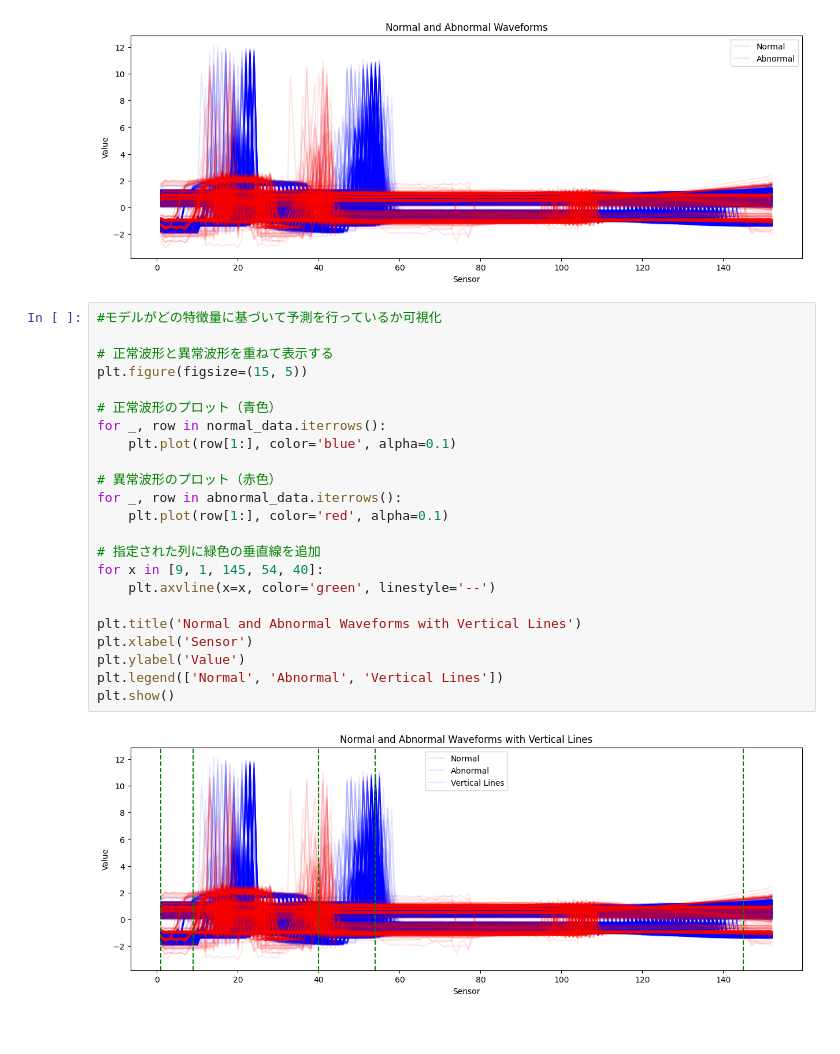
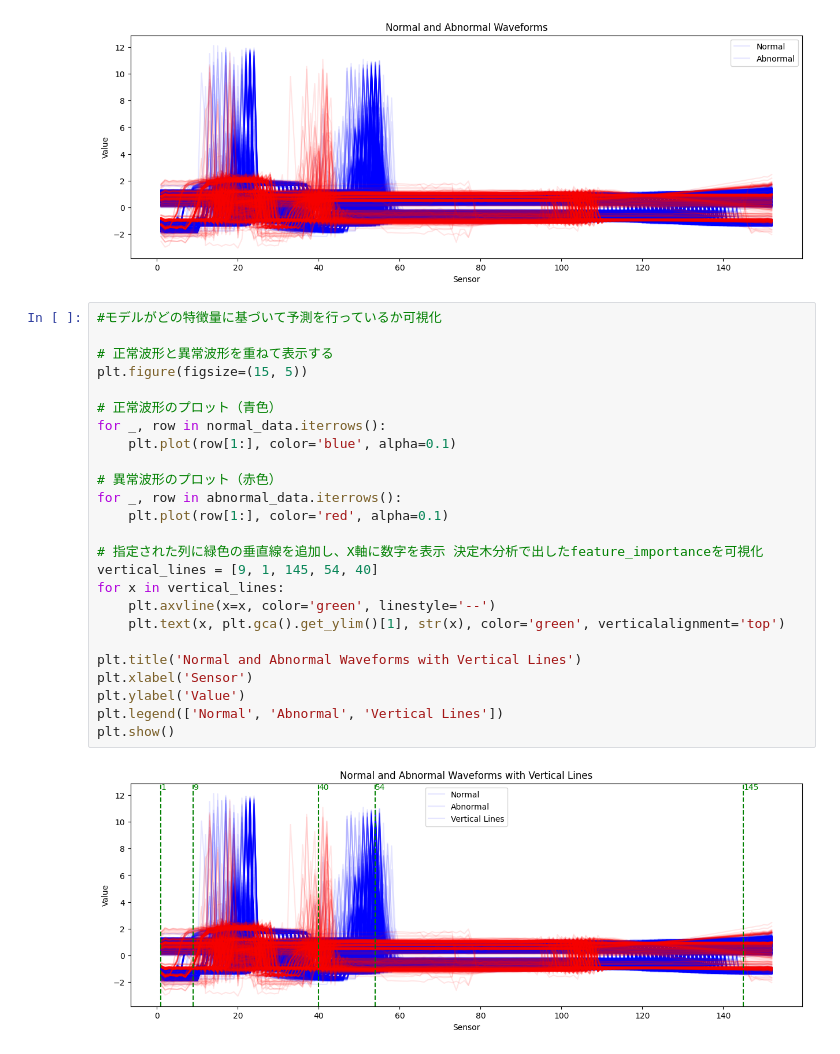
Before and after one commit to entanglement-nak/portfolio-nak, a Jupyter notebook: feature_importances・正常・異常の可視化。.ipynb, the cells around one changed output. Drawn from its saved outputs; the diff is of its cells as text.

```diff
--- a/feature_importances・正常・異常の可視化。.ipynb
+++ b/feature_importances・正常・異常の可視化。.ipynb
@@ -99,25 +99,27 @@ plt.show()
 # %%
 #モデルがどの特徴量に基づいて予測を行っているか可視化
 
 # 正常波形と異常波形を重ねて表示する
 plt.figure(figsize=(15, 5))
 
 # 正常波形のプロット（青色）
 for _, row in normal_data.iterrows():
     plt.plot(row[1:], color='blue', alpha=0.1)
 
 # 異常波形のプロット（赤色）
 for _, row in abnormal_data.iterrows():
     plt.plot(row[1:], color='red', alpha=0.1)
 
-# 指定された列に緑色の垂直線を追加
-for x in [9, 1, 145, 54, 40]:
+# 指定された列に緑色の垂直線を追加し、X軸に数字を表示 決定木分析で出したfeature_importanceを可視化
+vertical_lines = [9, 1, 145, 54, 40]
+for x in vertical_lines:
     plt.axvline(x=x, color='green', linestyle='--')
+    plt.text(x, plt.gca().get_ylim()[1], str(x), color='green', verticalalignment='top')
 
 plt.title('Normal and Abnormal Waveforms with Vertical Lines')
 plt.xlabel('Sensor')
 plt.ylabel('Value')
 plt.legend(['Normal', 'Abnormal', 'Vertical Lines'])
 plt.show()
 # %% [output]
-[figure, old version]
+[figure, new version]
```
